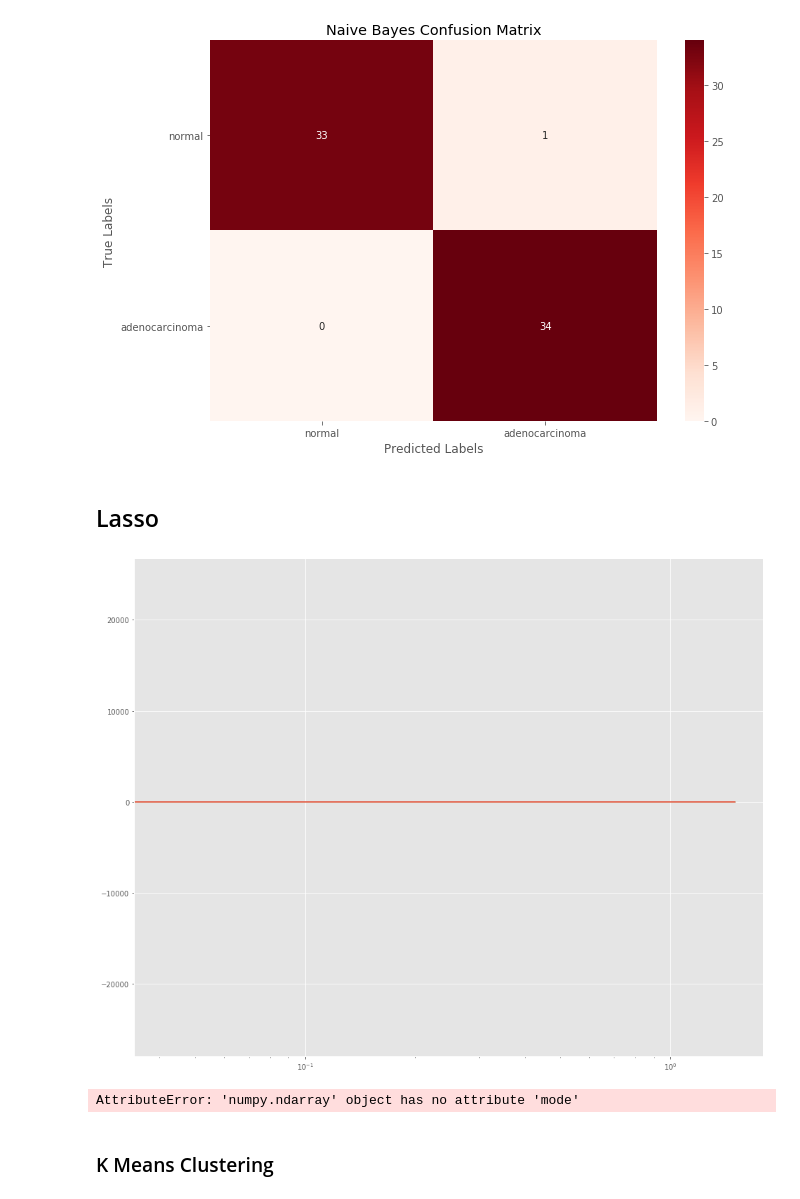
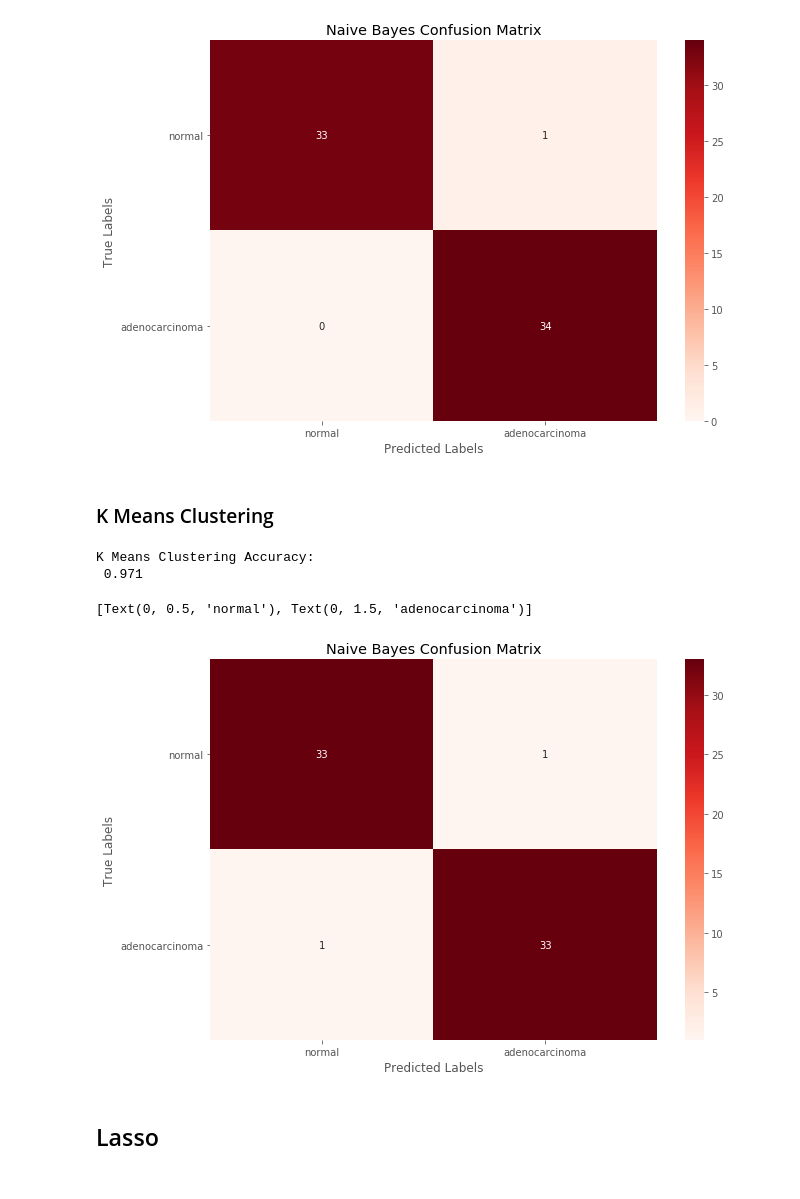
Before and after one commit to phamc4/Genetic_Diagnosis, a Jupyter notebook: Model_Comparisons.ipynb, the cells around one changed output. Saved outputs shown, nothing was run; the diff lists cells and outputs as text; code cells hidden in the pictures.

```diff
--- a/Model_Comparisons.ipynb
+++ b/Model_Comparisons.ipynb
@@ -194,5 +195,32 @@ ax.yaxis.set_ticklabels(target_labels, rotation=360)
 Naive Bayes Accuracy: 0.985
 [Text(0, 0.5, 'normal'), Text(0, 1.5, 'adenocarcinoma')]
 [figure]
+# %% [markdown]
+### K Means Clustering
+# %%
+kmeans = KMeans(n_clusters=2, init='k-means++')
+kmeans.fit(X_train_pca)
+km_pred = kmeans.predict(X_test_pca)
+
+print('K Means Clustering Accuracy:\n', round(accuracy_score(y_test, km_pred), 3))
+
+fig, ax = plt.subplots(figsize=(10,7))
+
+km_cm = confusion_matrix(y_test, km_pred)
+
+sns.heatmap(km_cm, annot=True, ax=ax, cmap='Reds')
+
+ax.set_title('Naive Bayes Confusion Matrix')
+ax.set_ylabel('True Labels')
+ax.set_xlabel('Predicted Labels')
+
+#Set tick labels
+ax.xaxis.set_ticklabels(target_labels)
+ax.yaxis.set_ticklabels(target_labels, rotation=360)
+# %% [output]
+K Means Clustering Accuracy:
+ 0.971
+[Text(0, 0.5, 'normal'), Text(0, 1.5, 'adenocarcinoma')]
+[figure, added]
 # %% [markdown]
 ## Lasso
@@ -215,18 +226,0 @@ for i, alpha in enumerate(alphas):
-# %%
-fig, ax = plt.subplots(figsize=(16,13))
-
-for feature in X_train.columns:
-
-    plt.plot(alphas, coefs[:, feature])
-
-ax.set_xscale('log')
-# %% [output]
-[figure, removed]
-# %%
-lasso_model = Lasso(alpha=0.01)
-lasso_model.fit(X_train_scaled, y_train)
-pred = lasso_model.predict(X_test)
-# %% [output]
-AttributeError: 'numpy.ndarray' object has no attribute 'mode'
-# %% [markdown]
-### K Means Clustering
```
Also changed, not shown: parts of 14 cells of this notebook.
